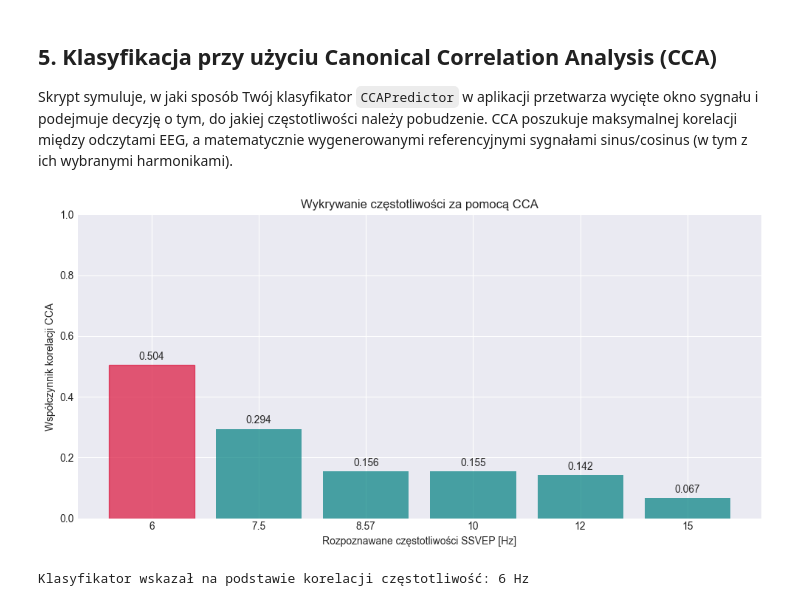
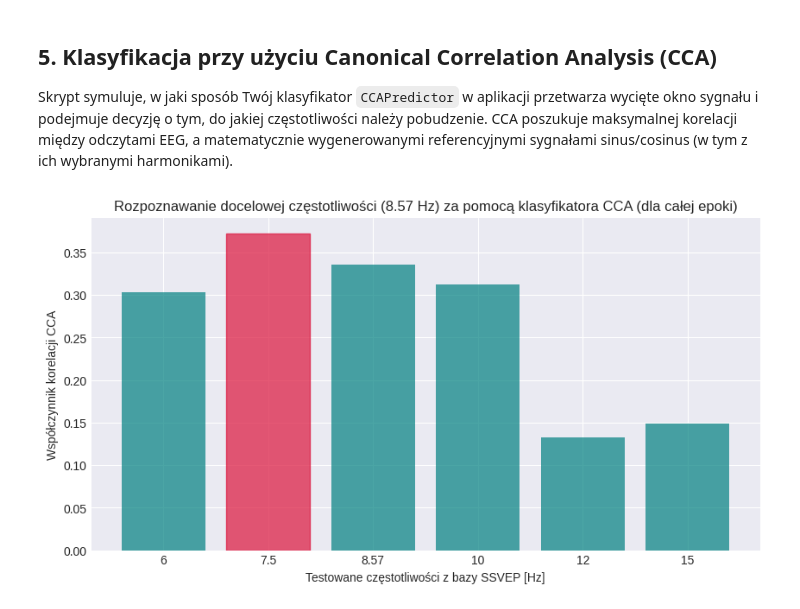
Before and after one commit to KN-Neuron/NeuroSpeller, a Jupyter notebook: data/EDA.ipynb, the cells around one changed output. Drawn from its saved outputs; the diff is of its cells as text; code cells hidden in the pictures.

```diff
--- a/data/EDA.ipynb
+++ b/data/EDA.ipynb
@@ -139,9 +167,8 @@ Skrypt symuluje, w jaki sposób Twój klasyfikator `CCAPredictor` w aplikacji pr
 CCA poszukuje maksymalnej korelacji między odczytami EEG, a matematycznie wygenerowanymi referencyjnymi sygnałami sinus/cosinus (w tym z ich wybranymi harmonikami).
 # %%
 from sklearn.cross_decomposition import CCA
-from experiment.src.config.bci_config import FREQS, WINDOW_TIME_FRAME, SAMPLES_PER_WINDOW
+from src.config.bci_config import FREQS, SAMPLES_PER_WINDOW
 
-# 1. Definiujemy funkcje do generowania sygnałów referencyjnych tak jak jest w `CCAPredictor`
 def generate_reference_signals(length, freq, sampling_rate, num_harmonics=2):
     t = np.arange(length) / sampling_rate
     y = []
@@ -150,53 +177,41 @@ def generate_reference_signals(length, freq, sampling_rate, num_harmonics=2):
         y.append(np.cos(2 * np.pi * i * freq * t))
     return np.array(y).T
 
+current_window_samples = num_samples
 
-car_all_channels = data #- np.mean(data, axis=0) # CAR na wszystkich kanałach
+car_all_channels = data - np.mean(data, axis=0) # CAR na wszystkich kanałach
 X_target_channels = car_all_channels[TARGET_CHANNELS, :] # (kanały, próbki)
 filtered_all = savgol_filter(X_target_channels, window_length=SG_WINDOW, polyorder=SG_POLYORDER, axis=1)
 
-epoch_X = filtered_all[:, :SAMPLES_PER_WINDOW].T
+epoch_X = filtered_all.T
 
 cca = CCA(n_components=1)
 correlations = {}
 
 for freq in FREQS:
-    Y_ref = generate_reference_signals(SAMPLES_PER_WINDOW, freq, SAMPLING_RATE, num_harmonics=2)
+    Y_ref = generate_reference_signals(current_window_samples, freq, SAMPLING_RATE, num_harmonics=2)
 
     # Trenujemy i transformujemy model CCA
     cca.fit(epoch_X, Y_ref)
     Xc, Yc = cca.transform(epoch_X, Y_ref)
 
     # Obliczamy współczynnik korelacji
     corr = np.corrcoef(Xc[:, 0], Yc[:, 0])[0, 1]
     correlations[freq] = corr
 
-# 4. Wyświetlanie wyników korelacji
 freqs_list = list(correlations.keys())
 corr_values = list(correlations.values())
 
 plt.figure(figsize=(10, 5))
 bars = plt.bar([str(f) for f in freqs_list], corr_values, color='teal', alpha=0.7)
 
 # Najwyższa korelacja na czerwono na wykresie
 best_idx = np.argmax(corr_values)
 bars[best_idx].set_color('crimson')
 
-plt.title("Wykrywanie częstotliwości za pomocą CCA")
-plt.xlabel("Rozpoznawane częstotliwości SSVEP [Hz]")
+plt.title(f"Rozpoznawanie docelowej częstotliwości ({target_marker_freq} Hz) za pomocą klasyfikatora CCA (dla całej epoki)")
+plt.xlabel("Testowane częstotliwości z bazy SSVEP [Hz]")
 plt.ylabel("Współczynnik korelacji CCA")
-
-# Dodajemy wartości na słupkach
-for bar in bars:
-    yval = bar.get_height()
-    plt.text(bar.get_x() + bar.get_width()/2, yval + 0.01, round(yval, 3), ha='center', va='bottom')
-
-plt.ylim(0, max(max(corr_values) + 0.1, 1.0))
-plt.tight_layout()
 plt.show()
-
-best_freq = freqs_list[best_idx]
-print(f"Klasyfikator wskazał na podstawie korelacji częstotliwość: {best_freq} Hz")
 # %% [output]
-[figure, old version]
+[figure, new version]
-Klasyfikator wskazał na podstawie korelacji częstotliwość: 6 Hz
```
Also changed, not shown: parts of 5 cells of this notebook.
